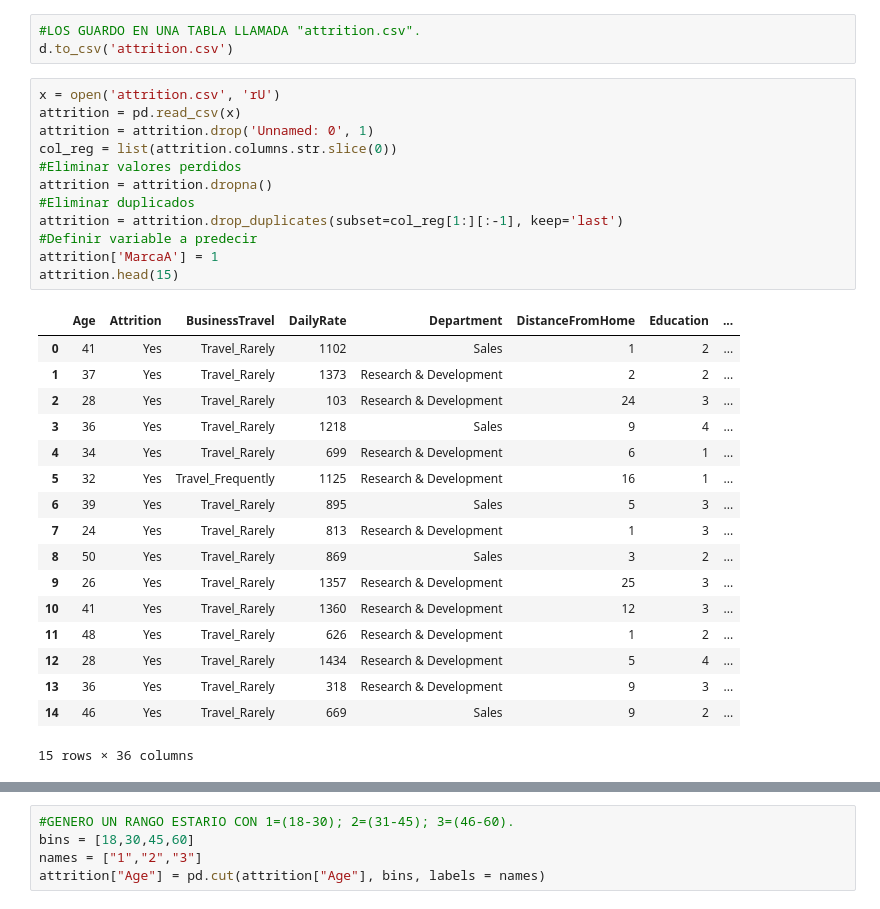
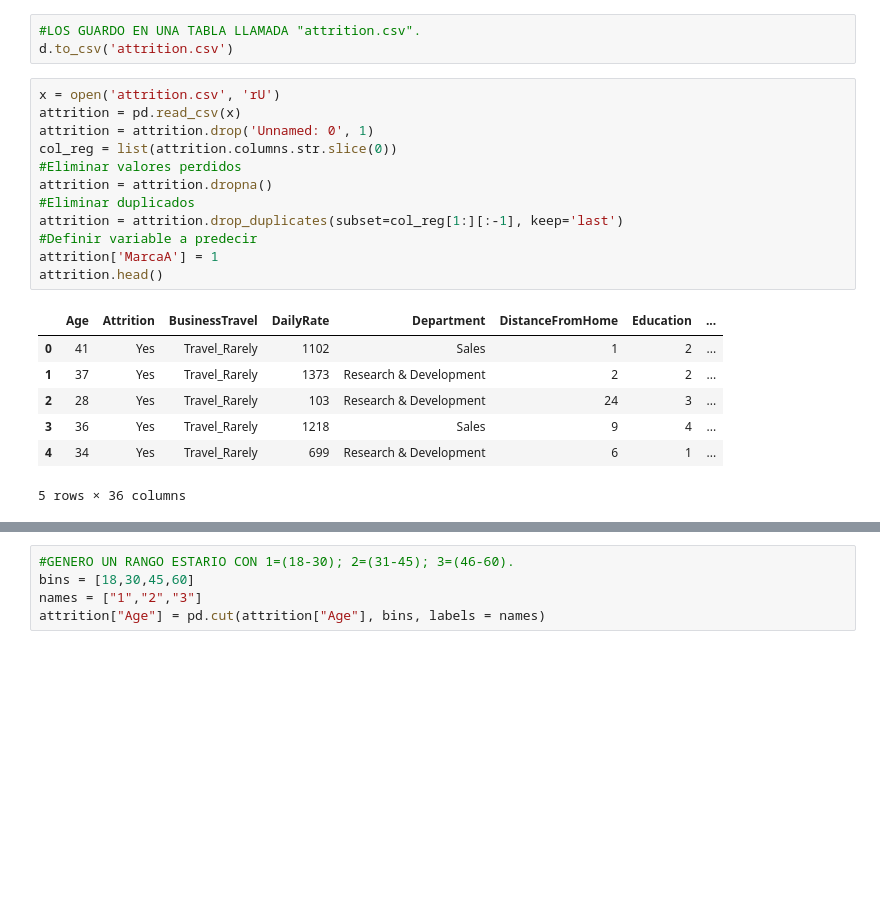
Before and after one commit to Felipean/mineria_de-_datos, a Jupyter notebook: Untitled.ipynb, the cells around one changed output, grey strips where cells are left out. Cells and saved outputs as stored; diff of their text form; blank space fills up the shorter version.

```diff
--- a/Untitled.ipynb
+++ b/Untitled.ipynb
@@ -203,30 +318,20 @@ d.to_csv('attrition.csv')
 # %%
 x = open('attrition.csv', 'rU')
 attrition = pd.read_csv(x)
 attrition = attrition.drop('Unnamed: 0', 1)
 col_reg = list(attrition.columns.str.slice(0))
 #Eliminar valores perdidos
 attrition = attrition.dropna()
 #Eliminar duplicados
 attrition = attrition.drop_duplicates(subset=col_reg[1:][:-1], keep='last')
 #Definir variable a predecir
 attrition['MarcaA'] = 1
-attrition.head(15)
+attrition.head()
 # %% [output]
 |  | Age | Attrition | BusinessTravel | DailyRate | Department | DistanceFromHome | Education | ... |
 | 0 | 41 | Yes | Travel_Rarely | 1102 | Sales | 1 | 2 | ... |
 | 1 | 37 | Yes | Travel_Rarely | 1373 | Research & Development | 2 | 2 | ... |
 | 2 | 28 | Yes | Travel_Rarely | 103 | Research & Development | 24 | 3 | ... |
 | 3 | 36 | Yes | Travel_Rarely | 1218 | Sales | 9 | 4 | ... |
 | 4 | 34 | Yes | Travel_Rarely | 699 | Research & Development | 6 | 1 | ... |
-| 5 | 32 | Yes | Travel_Frequently | 1125 | Research & Development | 16 | 1 | ... |
-| 6 | 39 | Yes | Travel_Rarely | 895 | Sales | 5 | 3 | ... |
-| 7 | 24 | Yes | Travel_Rarely | 813 | Research & Development | 1 | 3 | ... |
-| 8 | 50 | Yes | Travel_Rarely | 869 | Sales | 3 | 2 | ... |
-| 9 | 26 | Yes | Travel_Rarely | 1357 | Research & Development | 25 | 3 | ... |
-| 10 | 41 | Yes | Travel_Rarely | 1360 | Research & Development | 12 | 3 | ... |
-| 11 | 48 | Yes | Travel_Rarely | 626 | Research & Development | 1 | 2 | ... |
-| 12 | 28 | Yes | Travel_Rarely | 1434 | Research & Development | 5 | 4 | ... |
-| 13 | 36 | Yes | Travel_Rarely | 318 | Research & Development | 9 | 3 | ... |
-| 14 | 46 | Yes | Travel_Rarely | 669 | Sales | 9 | 2 | ... |
-15 rows × 36 columns
+5 rows × 36 columns
```
Also changed, not shown: parts of 44 cells of this notebook, 1 other file.
